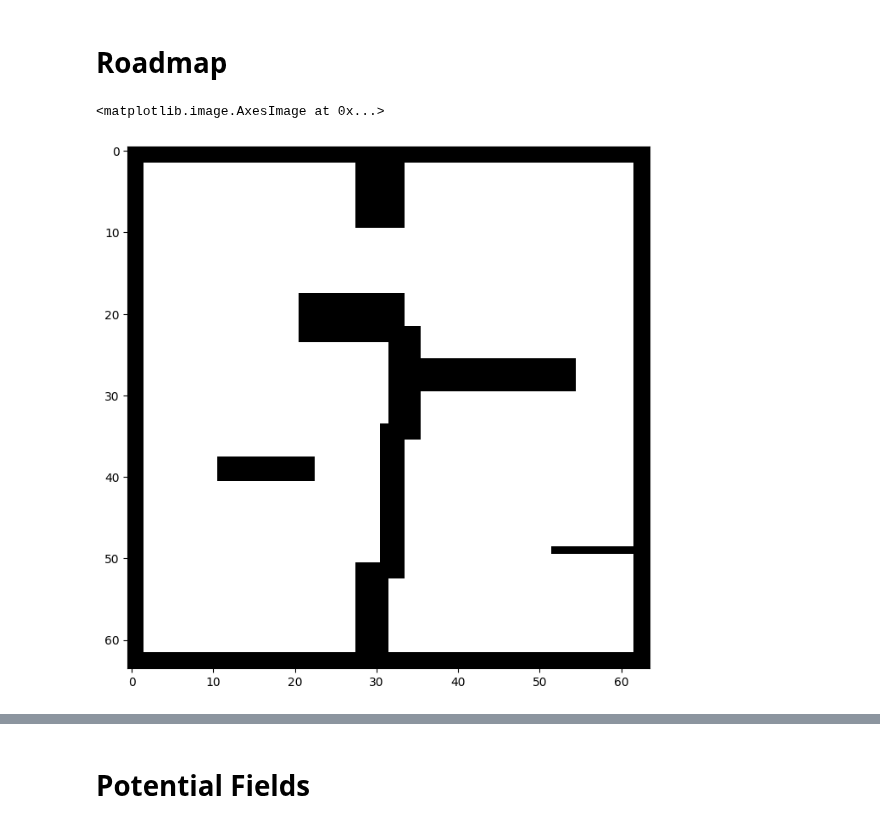
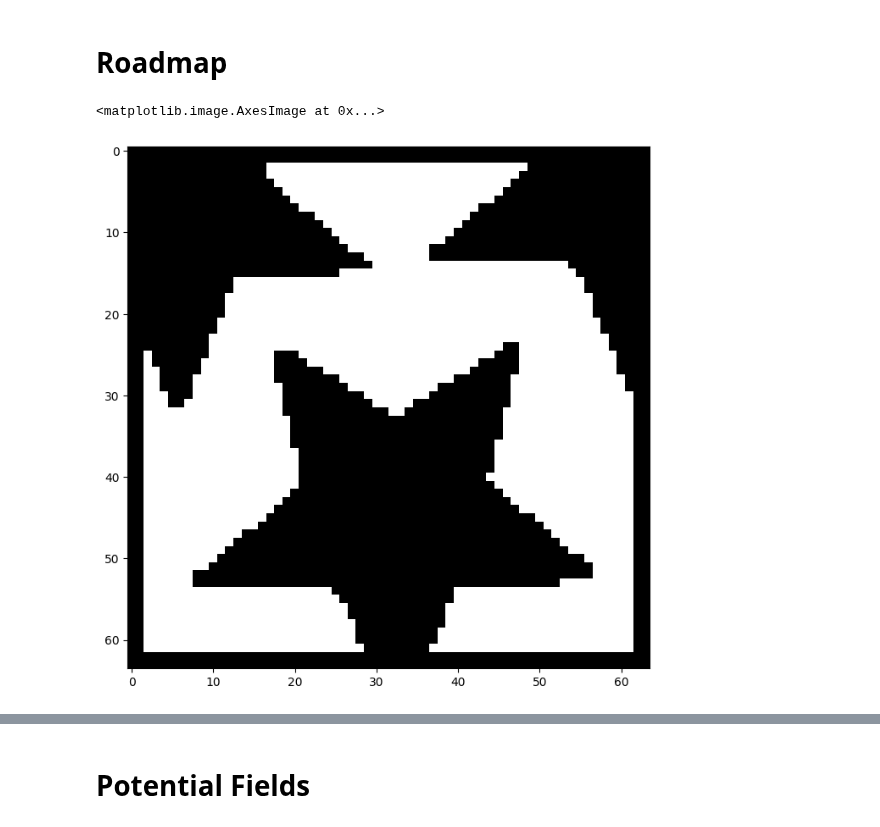
Before and after one commit to EnnesJp/robotica-movel-tp1, a Jupyter notebook: TP2/robotica-movel-tp2.ipynb, the cells around one changed output, grey strips where cells are left out. Saved outputs shown, nothing was run; the diff lists cells and outputs as text; code cells hidden in the pictures.

Commit message:
feat: add new star map

```diff
--- a/TP2/robotica-movel-tp2.ipynb
+++ b/TP2/robotica-movel-tp2.ipynb
@@ -17,21 +17,24 @@ def Rz(theta):
 # %% [markdown]
 # Roadmap
 # %%
+# Select a map
+
 fig = plt.figure(figsize=(8,8), dpi=100)
 ax = fig.add_subplot(111, aspect='equal')
 
 # Invertendo os valores para visualização (Branco - 0, Preto - 1)
-img = 1 - mpimg.imread('img/mapa.png')
+# img = 1 - mpimg.imread('img/mapa.png')
+img = 1 - mpimg.imread('img/star.png')
 
 # Apenas para garantir que só teremos esses dois valores
 threshold = 0.01
 img[img >= threshold] = 1
 img[img < threshold] = 0
 
 ax.imshow(img, cmap='Greys', origin='upper')
 # %% [output]
 <matplotlib.image.AxesImage at 0x...>
-[figure, old version]
+[figure, new version]
 # %%
 # Dimensões do mapa informado em metros (X, Y)
 map_dims = np.array([25, 25])
```
Also changed, not shown: parts of 7 cells of this notebook, 2 other files.
